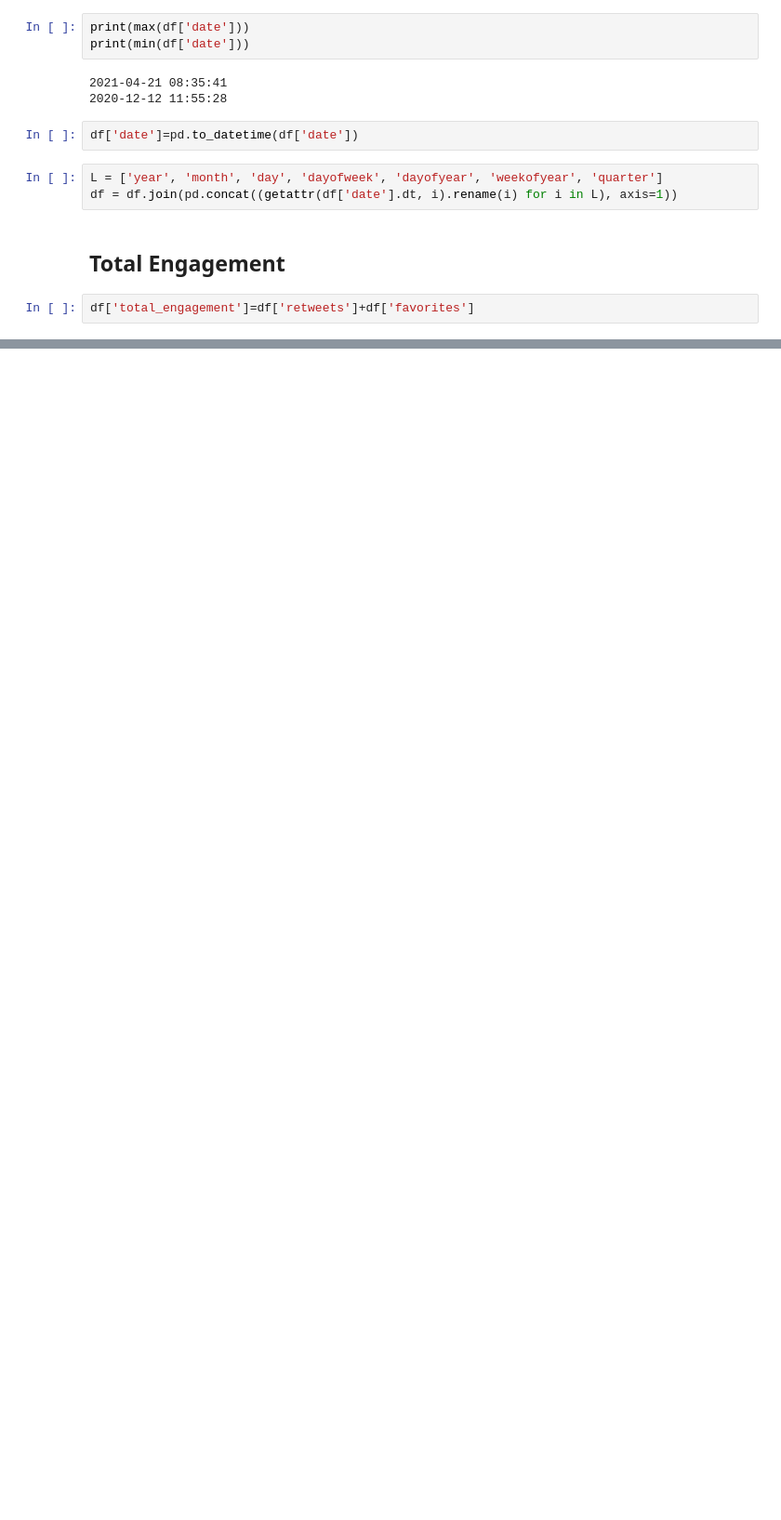
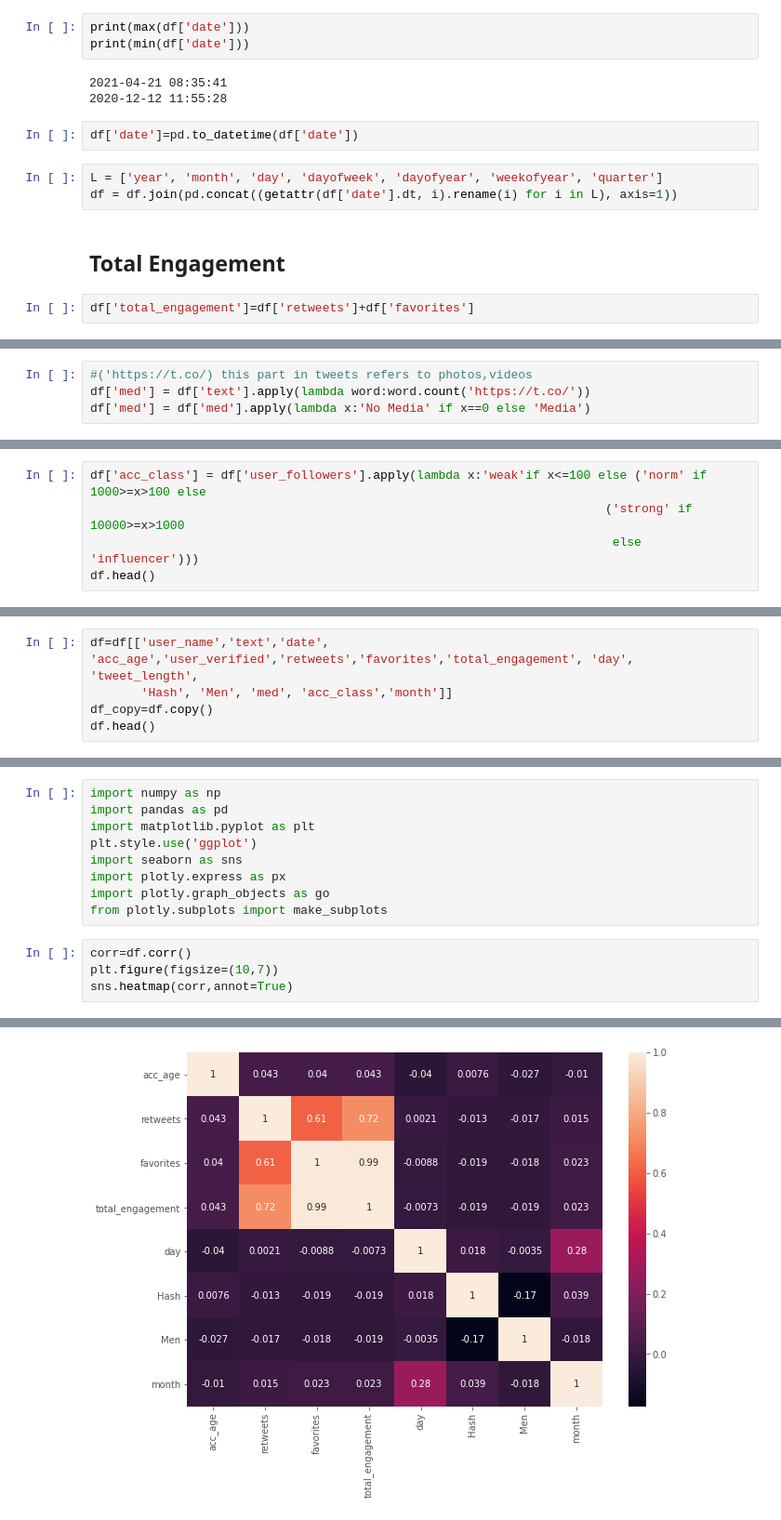
Before and after one commit to prashant5698/sentiment-prediction-pfizer-DA--300, a Jupyter notebook: notebook.ipynb, the cells around one changed output, grey strips where cells are left out. Shown at 93% size. Cells and saved outputs as stored; diff of their text form; blank space fills up the shorter version.

Commit message:
notebook visualizations and analysis

```diff
--- a/notebook.ipynb
+++ b/notebook.ipynb
@@ -137,0 +231,4 @@ df['total_engagement']=df['retweets']+df['favorites']
+# %%
+#('https://t.co/) this part in tweets refers to photos,videos
+df['med'] = df['text'].apply(lambda word:word.count('https://t.co/'))
+df['med'] = df['med'].apply(lambda x:'No Media' if x==0 else 'Media')
@@ -137,0 +250,5 @@ df['total_engagement']=df['retweets']+df['favorites']
+# %%
+df['acc_class'] = df['user_followers'].apply(lambda x:'weak'if x<=100 else ('norm' if 1000>=x>100 else
+                                                                       ('strong' if 10000>=x>1000
+                                                                        else 'influencer')))
+df.head()
@@ -137,0 +275,5 @@ df['total_engagement']=df['retweets']+df['favorites']
+# %%
+df=df[['user_name','text','date', 'acc_age','user_verified','retweets','favorites','total_engagement', 'day', 'tweet_length',
+       'Hash', 'Men', 'med', 'acc_class','month']]
+df_copy=df.copy()
+df.head()
@@ -137,0 +289,14 @@ df['total_engagement']=df['retweets']+df['favorites']
+# %%
+import numpy as np
+import pandas as pd
+import matplotlib.pyplot as plt
+plt.style.use('ggplot')
+import seaborn as sns
+import plotly.express as px
+import plotly.graph_objects as go
+from plotly.subplots import make_subplots
+# %%
+corr=df.corr()
+plt.figure(figsize=(10,7))
+sns.heatmap(corr,annot=True)
+# %% [output]
@@ -137,0 +304 @@ df['total_engagement']=df['retweets']+df['favorites']
+[figure, added]
```
Also changed, not shown: parts of 46 cells of this notebook.
